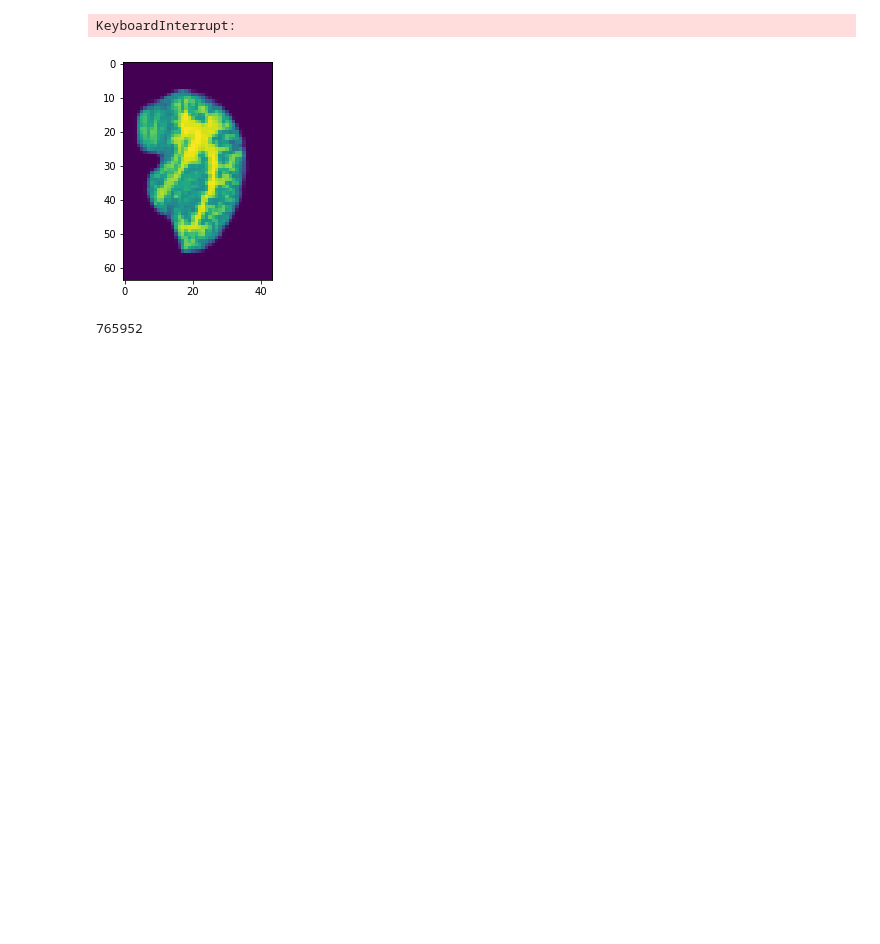
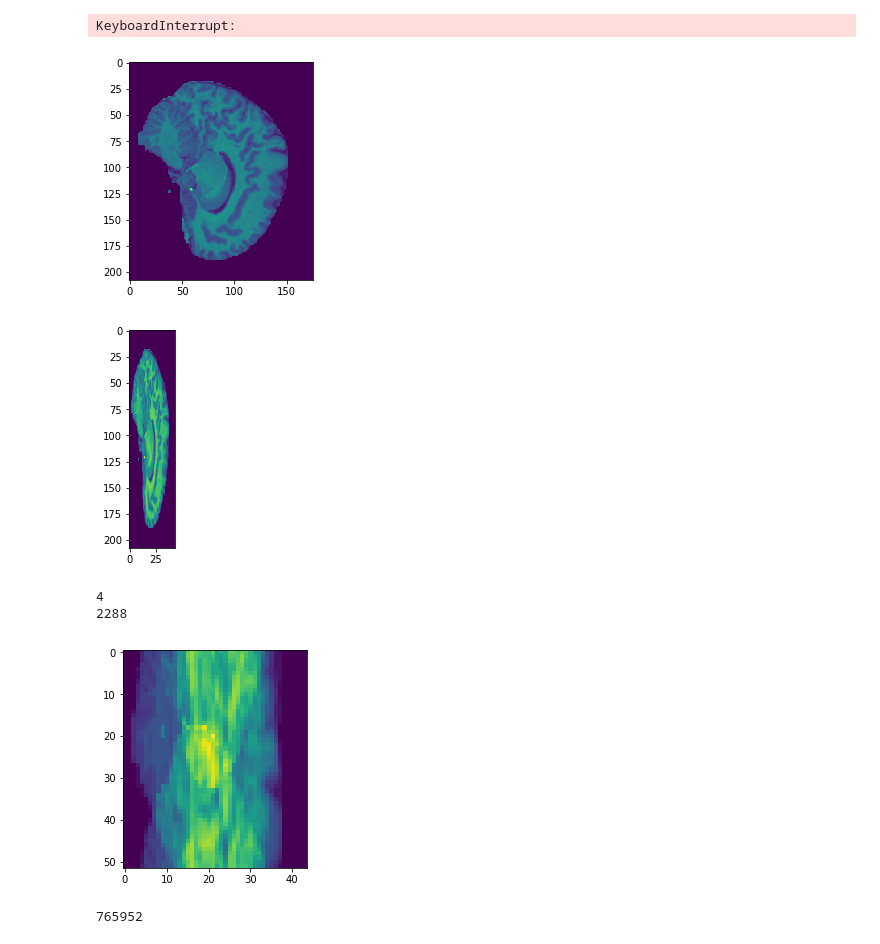
Before and after one commit to fdelia/ETH-machine-learning-course, a Jupyter notebook: Exploratory data analysis.ipynb, the cells around one changed output. Saved outputs shown, nothing was run; the diff lists cells and outputs as text; code cells hidden in the pictures; blank space fills up the shorter version.

```diff
--- a/Exploratory data analysis.ipynb
+++ b/Exploratory data analysis.ipynb
@@ -164,36 +164,52 @@ KeyboardInterrupt:
 # 0s at beginning: 672390 , 0s at end: 786303
 # greatest common divider: 9, other common divider 3
 # so the values may be rgb pixels, but probably
 # divisors of len(row) = 6443008
 # ... | 1024 | 1144 | 1408 | 1573 | 1664 | 1936 | 2048 | 2288 | 2816 | 3146 | 3328 | 3872 | 4096 | 4576 | 5632 | 6292 | 6656 | 7744 | 9152 | 11264 | 12584 | 13312 | 15488 | 18304 | 22528 | 25168 | 26624 | 30976 | 36608 | 45056 | 50336 | 53248 | 61952 | 73216 | 100672 | 123904 | 146432 | 201344 | 247808 | 292864 | 402688 | 495616 | 585728 | 805376 | 1610752 | 3221504 | 6443008 (78 divisors)
 # => image has shape 208 * 176 * 176
 divisors = "104 | 121 | 128 | 143 | 176 | 208 | 242 | 256 | 286 | 352 | 416 | 484 | 512 | 572 | 704 | 832 | 968 | 1024 | 1144 | 1408 | 1573 | 1664 | 1936 | 2048 | 2288 | 2816 | 3146 | 3328 | 3872 | 4096 | 4576 | 5632 | 6292 | 6656 | 7744 | 9152 | 11264 | 12584 | 13312 | 15488 | 18304 | 22528 | 25168 | 26624 | 30976 | 36608 | 45056 | 50336 | 53248 | 61952 | 73216 | 100672 | 123904 | 146432 | 201344".split(' | ')
 row = X_train[0]
 for d in divisors:
     break
     ll = int(d)
     print(ll)
     hh = int(len(row)/ll)
     plt.imshow(np.split(row, hh))
     plt.show()
 
-#6443008 / 256 / 176
 hh = 208 # height
 images = np.split(X_train[0], 176)
 for i in range(50, 52):
     break
     #row = X_train[0][i*(hh * 176) : (i+1) * (hh * 176)]
     image = np.split(images[i], hh)
 
     plt.imshow(imresize(image, 0.2))
     plt.show()
 
 #print(len(images[0]) * (0.2)**2 * 90)
-plt.imshow(imresize(image, (64, 44))) # 64 * 44 * 44
+image = images[100]
+plt.imshow(np.split(image, 208))
+plt.show()
+splits = np.split(image, 208 / 4 * 176)
+image = np.mean(splits, axis=1)
+plt.imshow(np.split(image, 208))
+plt.show()
+splits = np.split(image, 4)
+image = np.mean(splits, axis=0)
+print(len(image))
+image = np.split(image, 208/4)
+plt.imshow(image)
+
+#plt.imshow(imresize(image, (64, 44))) # 64 * 44 * 44
 plt.show()
 #(6443008 / 100000)**(1/3)
 # %% [output]
-[figure, old version]
+[figure, new version]
+[figure, added]
+4
+2288
+[figure, added]
 # %%
 #[672000 : -786000]
 #6443008 / 208 / 176
```
